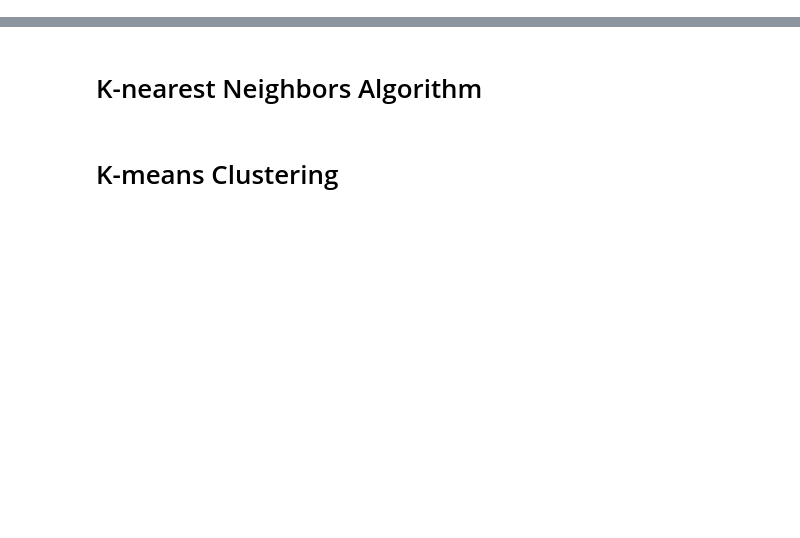
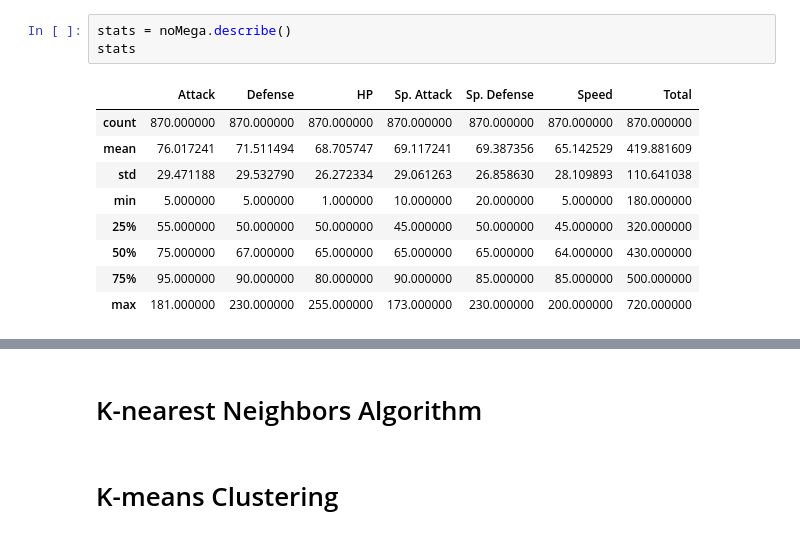
Before and after one commit to samdish7/COSC311, a Jupyter notebook: Projects/Project2/Project2.ipynb, the cells around one changed output, grey strips where cells are left out. Saved outputs shown, nothing was run; the diff lists cells and outputs as text; blank space fills up the shorter version.

```diff
--- a/Projects/Project2/Project2.ipynb
+++ b/Projects/Project2/Project2.ipynb
@@ -46,0 +43,13 @@ There are few, not so obvious **classes** that are present in this data set. One
+# %%
+stats = noMega.describe()
+stats
+# %% [output]
+|  | Attack | Defense | HP | Sp. Attack | Sp. Defense | Speed | Total |
+| count | 870.000000 | 870.000000 | 870.000000 | 870.000000 | 870.000000 | 870.000000 | 870.000000 |
+| mean | 76.017241 | 71.511494 | 68.705747 | 69.117241 | 69.387356 | 65.142529 | 419.881609 |
+| std | 29.471188 | 29.532790 | 26.272334 | 29.061263 | 26.858630 | 28.109893 | 110.641038 |
+| min | 5.000000 | 5.000000 | 1.000000 | 10.000000 | 20.000000 | 5.000000 | 180.000000 |
+| 25% | 55.000000 | 50.000000 | 50.000000 | 45.000000 | 50.000000 | 45.000000 | 320.000000 |
+| 50% | 75.000000 | 67.000000 | 65.000000 | 65.000000 | 65.000000 | 64.000000 | 430.000000 |
+| 75% | 95.000000 | 90.000000 | 80.000000 | 90.000000 | 85.000000 | 85.000000 | 500.000000 |
+| max | 181.000000 | 230.000000 | 255.000000 | 173.000000 | 230.000000 | 200.000000 | 720.000000 |
```
Also changed, not shown: parts of 4 cells of this notebook, 3 other files.
